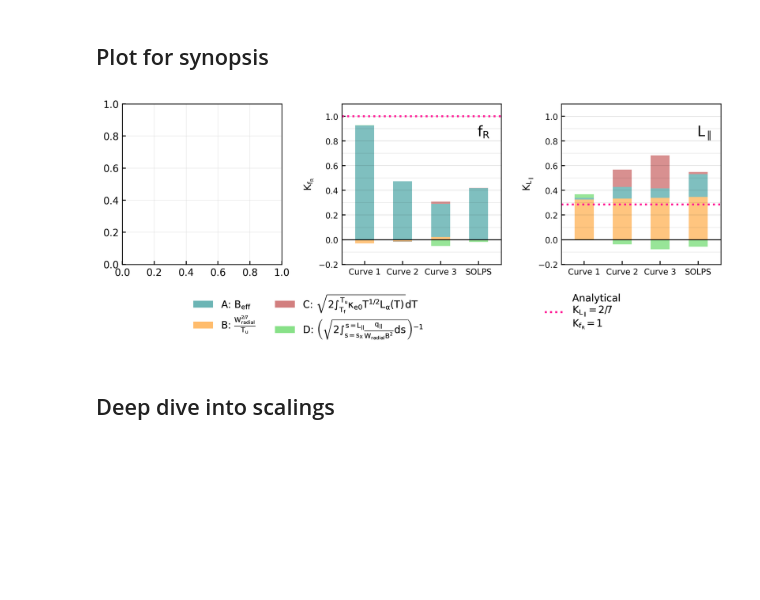
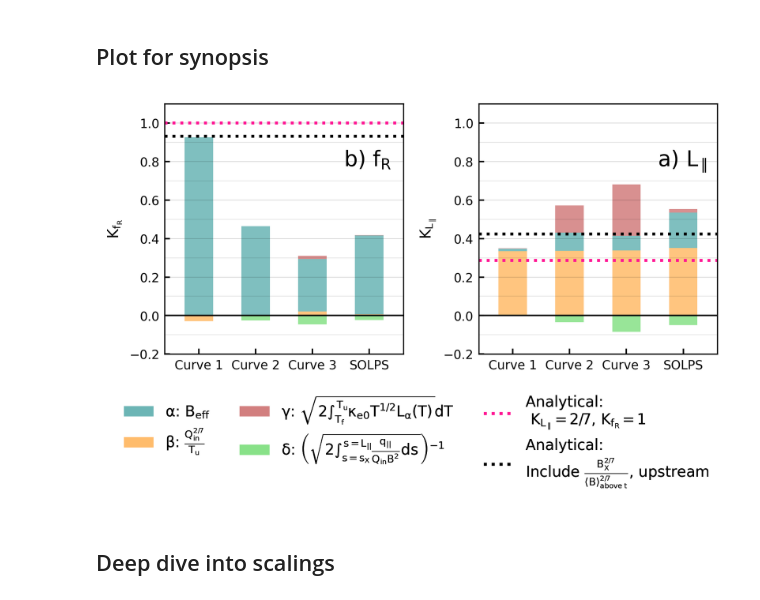
Before and after one commit to mikekryjak/notebooks, a Jupyter notebook: DLS/Paper/Wide radiation region analysis v2.ipynb, the cells around one changed output. Drawn from its saved outputs; the diff is of its cells as text; code cells hidden in the pictures; blank space fills up the shorter version.

```diff
--- a/DLS/Paper/Wide radiation region analysis v2.ipynb
+++ b/DLS/Paper/Wide radiation region analysis v2.ipynb
@@ -820,10 +831,10 @@ for i, study in enumerate(studies):
 bar_alpha = 0.5
 
 param_labels = dict(
-    Beff = "A: $B_{eff}$",
-    W_Tu = r"B: $\frac{W_{radial}^{2/7}}{T_{u}}$",
-    curveclip = r"C: ${\sqrt{2\int^{T_{u}}_{T_{f}} \kappa_{e0} T^{1/2}  L_{\alpha}(T) }dT}$",
-    upstream_rad = r"D: $\left(\sqrt{2 \int^{s=L_{||}}_{s=s_{X}} \frac{q_{||}}{W_{radial}B^{2}}ds}\right)^{-1}$"
+    Beff = r"$\alpha$: $B_{eff}$",
+    W_Tu = r"$\beta$: $\frac{Q_{in}^{2/7}}{T_{u}}$",
+    curveclip = r"$\gamma$: ${\sqrt{2\int^{T_{u}}_{T_{f}} \kappa_{e0} T^{1/2}  L_{\alpha}(T) }dT}$",
+    upstream_rad = r"$\delta$: $\left(\sqrt{2 \int^{s=L_{||}}_{s=s_{X}} \frac{q_{||}}{Q_{in}B^{2}}ds}\right)^{-1}$"
     )
 
 param_colors = dict(
@@ -834,7 +845,7 @@ param_colors = dict(
 )
 
 ylabels = dict(Lc = "$K_{L_{\parallel}}$", fR = "$K_{f_{R}}$")
-titles = dict(Lc = "$L_{\parallel}$", fR = "$f_{R}$")
+titles = dict(Lc = "a) $L_{\parallel}$", fR = "b) $f_{R}$")
 
 analytical_scaling = dict(Lc = 2/7, fR = 1)
 
@@ -842,6 +853,8 @@ handles = []
 for param in param_labels:
     handles.append(mpl.patches.Patch(color = param_colors[param], label = param_labels[param], alpha = bar_alpha*0.7, linewidth = 0))
 
-handles_line = [mpl.lines.Line2D([], [], color = "deeppink", lw = 2, ls = ":", label = "Analytical: $K_{L_{\parallel}}=2/7=0.29$, $K_{f_{R}}=1$")]
+handles_line = [
+    mpl.lines.Line2D([], [], color = "deeppink", lw = 2, ls = ":", label = "Analytical: \n " + r"$K_{L_{\parallel}}=2/7$, $K_{f_{R}}=1$"),
+    mpl.lines.Line2D([], [], color = "black", lw = 2, ls = ":", label = "Analytical: \n" + r"Include $\frac{B_X^{2/7}}{\langle B \rangle^{2/7}_{above\ t}}$, upstream"),]
 # %% [markdown]
 ## Plot for paper
@@ -893,10 +881,10 @@ fig.tight_layout()
 # %% [markdown]
 ## Plot for synopsis
 # %%
-fig, axes = plt.subplots(1,3, figsize = (9,2.8), dpi = 300)
+fig, axes = plt.subplots(1,2, figsize = (6,2.8), dpi = 300)
 
 for i, study in enumerate(studies[::-1]):
-    ax = axes[i+1]
+    ax = axes[i]
 
     plot_weights = all_plotweights[study].reindex(["W_Tu", "Beff", "curveclip", "upstream_rad"])
     weight_counts_pos = {}
@@ -907,40 +895,41 @@ for i, study in enumerate(studies[::-1]):
 
     bottom_pos = np.zeros_like(weight_counts_pos[param])
     bottom_neg = np.zeros_like(weight_counts_pos[param])
 
     width = 0.5
     for param, weight_counts_neg in weight_counts_neg.items():
         p = ax.bar(curves[f"set_{side}"].keys(), weight_counts_neg, width, bottom = bottom_neg, alpha = bar_alpha, color = param_colors[param])
         bottom_neg += weight_counts_neg
 
     for param, weight_counts_pos in weight_counts_pos.items():
         p = ax.bar(curves[f"set_{side}"].keys(), weight_counts_pos, width, bottom = bottom_pos, alpha = bar_alpha, color = param_colors[param])
         bottom_pos += weight_counts_pos
 
     ax.yaxis.set_minor_locator(mpl.ticker.AutoMinorLocator(2))
     ax.grid(axis = "x", which = "both", visible = False)
     ax.grid(axis = "y", which = "major", c = "k", alpha = 0.15)
     ax.grid(axis = "y", which = "minor", c = "k", alpha = 0.1)
     ax.set_ylim(-0.2, 1.1)
     xlim = ax.get_xlim()
     ax.hlines(0, *xlim, color = "k", lw = 1, linestyle = "-")
     ax.set_xlim(xlim)
 
-    handles_line[0].set_label("Analytical \n$K_{L_{\parallel}}=2/7$ \n$K_{f_{R}}=1$")
-    fig.legend(handles=handles, ncols = 2, loc = "upper left", bbox_to_anchor = (0.15, 0.0), frameon = False)
-    fig.legend(handles=handles_line, ncols = 1, loc = "upper left", bbox_to_anchor = (0.7, 0), frameon = False)
+    fig.legend(handles=handles, ncols = 2, loc = "upper left", bbox_to_anchor = (0.04, 0.0), frameon = False)
+    fig.legend(handles=handles_line, ncols = 1, loc = "upper left", bbox_to_anchor = (0.6, 0), frameon = False)
     ax.set_ylabel(ylabels[study])
-    ax.text(0.85, 0.8, titles[study], fontsize = "x-large", transform=ax.transAxes)
+    ax.text(0.75, 0.75, titles[study], fontsize = "x-large", transform=ax.transAxes)
     xlim = ax.get_xlim()
-    ax.hlines(analytical_scaling[study], *xlim, color = "deeppink", lw = 2, linestyle = ":")
+
+    ax.hlines(analytical.loc["simple", study], *xlim, color = "deeppink", lw = 2, linestyle = ":")
+    ax.hlines(analytical.loc["full", study], *xlim, color = "black", lw = 2, linestyle = ":")
     ax.tick_params(axis = "both", labelsize = "small")
     # ax.set_title(titles[study], loc = "right", transform=ax.transAxes)
 
-axes[0]
+
 fig.tight_layout()
 # fig.savefig(fr"C:\Users\mikek\OneDrive\Project\Papers\DLS IOP Proceedings\Figures\FrontEffects_K_{side}_lower.pdf", format = "pdf")
 # %% [output]
-[figure, old version]
+[figure, new version]
 # %% [markdown]
 ## Deep dive into scalings
 # %%
```
Also changed, not shown: parts of 21 cells of this notebook, 17 other files.
